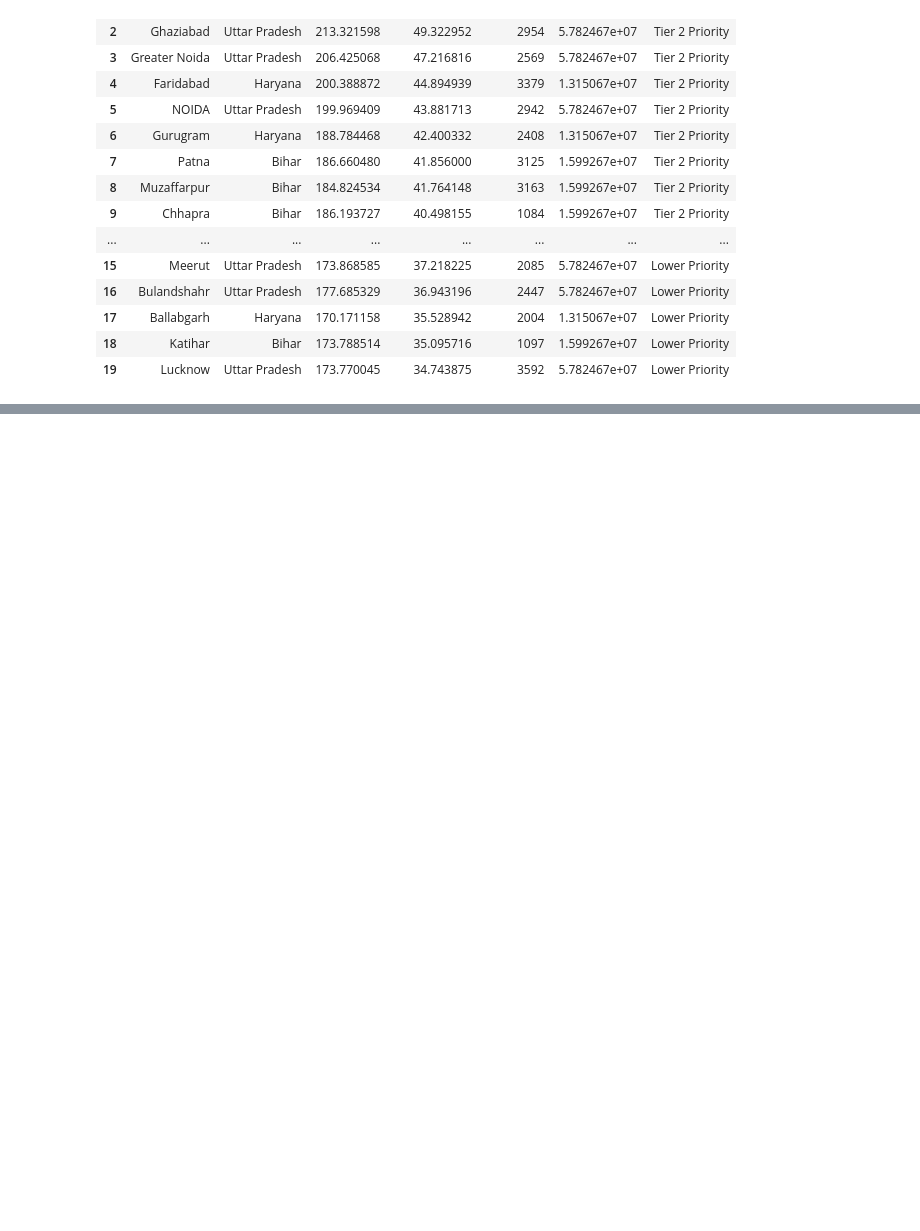
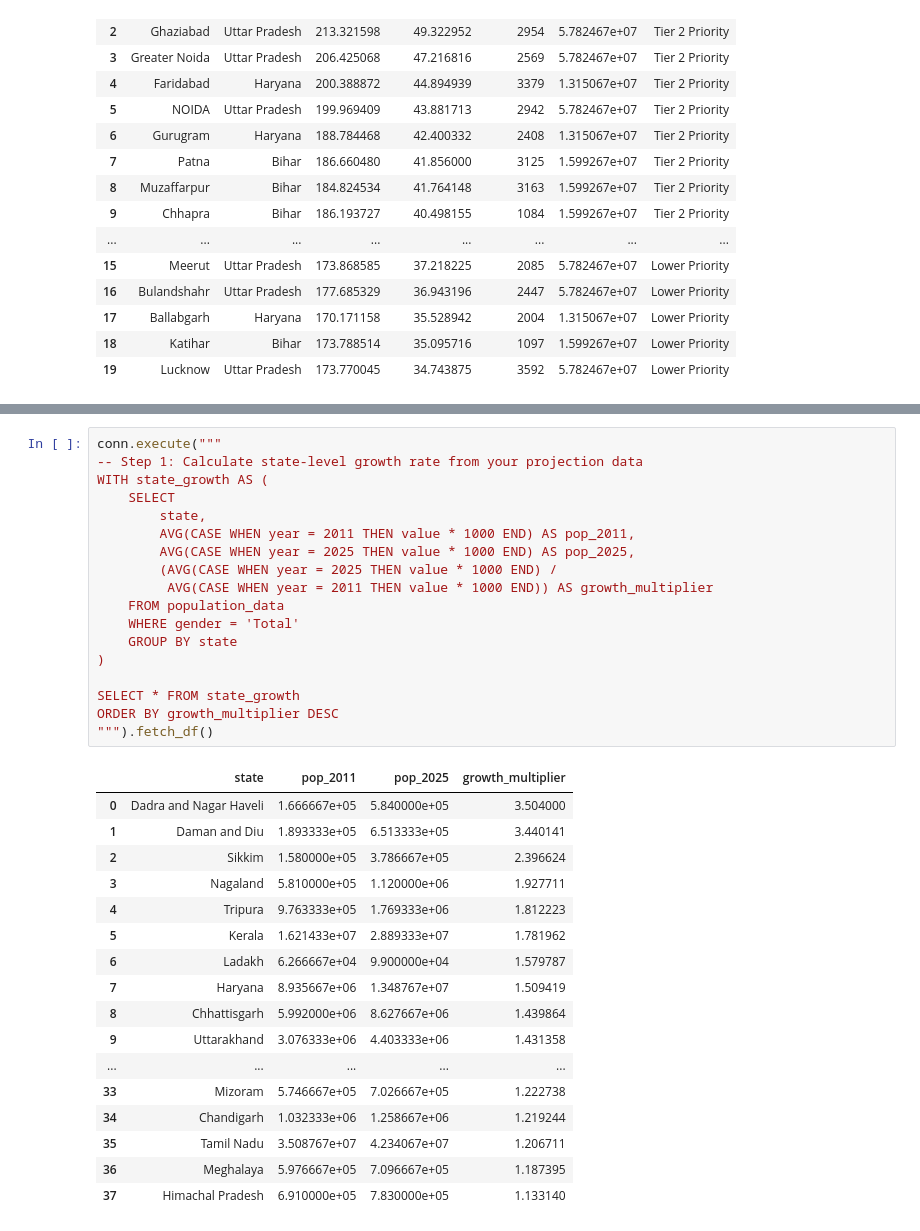
Before and after one commit to Joyan9/Product-Market-Fit-Analysis---Case-Study, a Jupyter notebook: SQL_Questions/Exploratory_Analysis.ipynb, the cells around one changed output, grey strips where cells are left out. Drawn from its saved outputs; the diff is of its cells as text; blank space fills up the shorter version.

```diff
--- a/SQL_Questions/Exploratory_Analysis.ipynb
+++ b/SQL_Questions/Exploratory_Analysis.ipynb
@@ -810,0 +418,36 @@ ORDER BY composite_priority_score DESC
+# %%
+conn.execute("""
+-- Step 1: Calculate state-level growth rate from your projection data
+WITH state_growth AS (
+    SELECT
+        state,
+        AVG(CASE WHEN year = 2011 THEN value * 1000 END) AS pop_2011,
+        AVG(CASE WHEN year = 2025 THEN value * 1000 END) AS pop_2025,
+        (AVG(CASE WHEN year = 2025 THEN value * 1000 END) /
+         AVG(CASE WHEN year = 2011 THEN value * 1000 END)) AS growth_multiplier
+    FROM population_data
+    WHERE gender = 'Total'
+    GROUP BY state
+)
+
+SELECT * FROM state_growth
+ORDER BY growth_multiplier DESC
+""").fetch_df()
+# %% [output]
+|  | state | pop_2011 | pop_2025 | growth_multiplier |
+| 0 | Dadra and Nagar Haveli | 1.666667e+05 | 5.840000e+05 | 3.504000 |
+| 1 | Daman and Diu | 1.893333e+05 | 6.513333e+05 | 3.440141 |
+| 2 | Sikkim | 1.580000e+05 | 3.786667e+05 | 2.396624 |
+| 3 | Nagaland | 5.810000e+05 | 1.120000e+06 | 1.927711 |
+| 4 | Tripura | 9.763333e+05 | 1.769333e+06 | 1.812223 |
+| 5 | Kerala | 1.621433e+07 | 2.889333e+07 | 1.781962 |
+| 6 | Ladakh | 6.266667e+04 | 9.900000e+04 | 1.579787 |
+| 7 | Haryana | 8.935667e+06 | 1.348767e+07 | 1.509419 |
+| 8 | Chhattisgarh | 5.992000e+06 | 8.627667e+06 | 1.439864 |
+| 9 | Uttarakhand | 3.076333e+06 | 4.403333e+06 | 1.431358 |
+| ... | ... | ... | ... | ... |
+| 33 | Mizoram | 5.746667e+05 | 7.026667e+05 | 1.222738 |
+| 34 | Chandigarh | 1.032333e+06 | 1.258667e+06 | 1.219244 |
+| 35 | Tamil Nadu | 3.508767e+07 | 4.234067e+07 | 1.206711 |
+| 36 | Meghalaya | 5.976667e+05 | 7.096667e+05 | 1.187395 |
+| 37 | Himachal Pradesh | 6.910000e+05 | 7.830000e+05 | 1.133140 |
```
Also changed, not shown: parts of 14 cells of this notebook, 4 other files.
